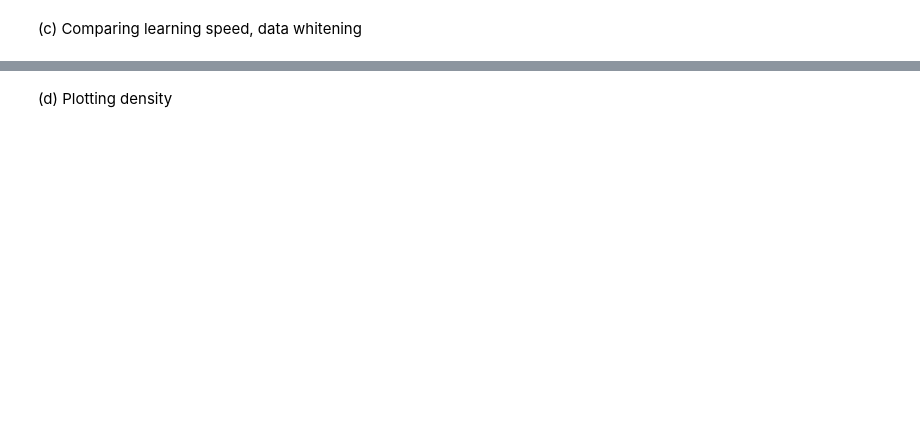
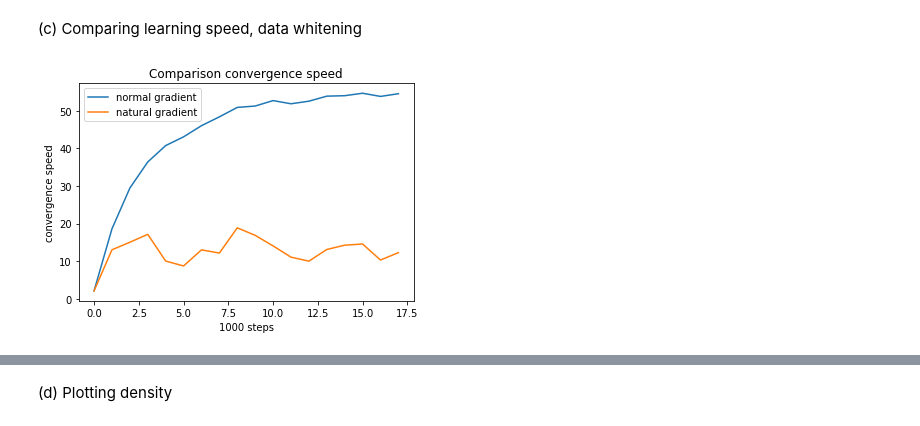
Before and after one commit to davidmunkacsi93/machine-intelligence, a Jupyter notebook: 05_ICA/Sheet5_ICA.ipynb, the cells around one changed output, grey strips where cells are left out. Drawn from its saved outputs; the diff is of its cells as text; code cells hidden in the pictures; blank space fills up the shorter version.

```diff
--- a/05_ICA/Sheet5_ICA.ipynb
+++ b/05_ICA/Sheet5_ICA.ipynb
@@ -115,0 +120,34 @@ final=[[ 0.42626385 -1.95661622]
+# %%
+#function that calculates f''/f'
+def stepSigmoid(y):
+	return 1 - 2 * (1 / (1 + np.exp(-y)))
+
+#vectorize function
+vStepSigmoid = np.vectorize(stepSigmoid)
+
+def perform_ica(x, W, W_nat, eps=0.01):
+#perform ica
+#eps = 0.01
+    convSpeed = np.empty([0,2])
+    for i in range(0,p):
+        #normal gradient
+        dW = np.linalg.inv(W).T + np.outer(vStepSigmoid(np.dot(W,x[:,i])),x[:,i])
+        W = W + eps * dW
+        #natural gradient
+        dW_nat = np.linalg.inv(W_nat).T + np.outer(vStepSigmoid(np.dot(W_nat,x[:,i])),x[:,i])
+        W_nat = W_nat + eps * dW_nat * (np.matmul(W_nat.T, W_nat))
+
+        if (i % 1000 == 0):
+            convSpeed = np.vstack((convSpeed, [np.sum(W**2), np.sum(W_nat**2)]))
+
+    return (W, W_nat, convSpeed)
+
+W, W_nat, convSpeed = perform_ica(x_per, W_init, W_nat_init)
+
+print("W final=" + str(W))
+print("W_nat final=" + str(W))
+print('ConvSpeed: ', convSpeed.shape)
+
+# get the unmixed signals
+unmixedNormal = np.matmul(W, x)
+unmixedNatural = np.matmul(W_nat, x)
@@ -200,2 +269,13 @@ NameError: name 'unmixedNormal' is not defined
 # %% [markdown]
 (c) Comparing learning speed, data whitening
+# %%
+plt.figure()
+norm_label, = plt.plot(convSpeed[:,0], label='normal gradient')
+nat_label, = plt.plot(convSpeed[:,1], label='natural gradient')
+plt.xlabel('1000 steps')
+plt.ylabel('convergence speed')
+plt.title('Comparison convergence speed')
+plt.legend(handles=[norm_label, nat_label])
+plt.show()
+# %% [output]
+[figure, added]
```
Also changed, not shown: parts of 25 cells of this notebook, 5 other files.
